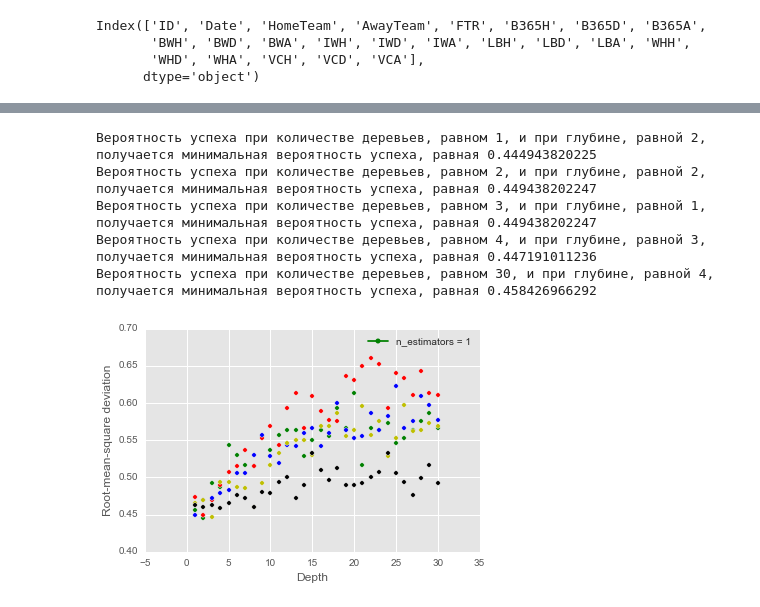
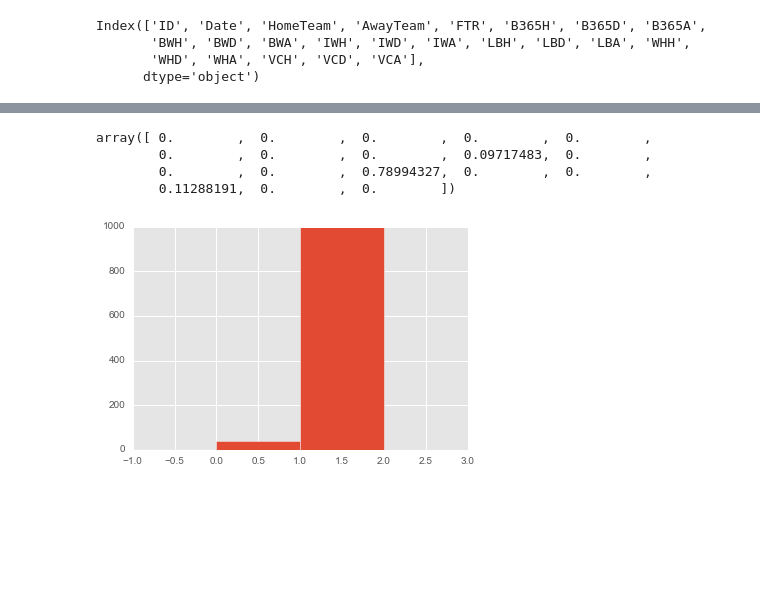
Before and after one commit to gracheslav/hse-project, a Jupyter notebook: Proj_Football.ipynb, the cells around one changed output, grey strips where cells are left out. Drawn from its saved outputs; the diff is of its cells as text; code cells hidden in the pictures; blank space fills up the shorter version.

```diff
--- a/Proj_Part1.ipynb
+++ b/Proj_Football.ipynb
@@ -545,17 +524,0 @@ train1, test1 = train_test_split(norm_df, test_size = 0.3)
-# %%
-train2, test2 = train_test_split(norm_df, test_size = 0.3)
-X_train = train2[['B365H', 'B365D', 'B365A',
-'BWH', 'BWD', 'BWA', 'IWH', 'IWD', 'IWA', 'LBH', 'LBD', 'LBA', 'WHH',
-'WHD', 'WHA', 'VCH', 'VCD', 'VCA']]
-X_train = X_train.as_matrix()
-Y_train = train2['FTR']
-Y_train = Y_train.as_matrix()
-X_test = test2[['B365H', 'B365D', 'B365A',
-'BWH', 'BWD', 'BWA', 'IWH', 'IWD', 'IWA', 'LBH', 'LBD', 'LBA', 'WHH',
-'WHD', 'WHA', 'VCH', 'VCD', 'VCA']]
-X_test = X_test.as_matrix()
-
-regr = RandomForestClassifier(n_estimators=70)
-regr = regr.fit(X_train, Y_train)
-res = regr.predict(X_test)
-res
@@ -604,48 +525,13 @@ print(L_mistake, len(L_mistake), sep = '\n')
-# %%
-plt.style.use('ggplot')
-%matplotlib inline
-import matplotlib.lines as mlines
-
-
-x_axis = np.arange(1,31)
-y_axis_1 = np.asarray(L_mistake[0])
-y_axis_2 = np.asarray(L_mistake[1])
-y_axis_3 = np.asarray(L_mistake[2])
-y_axis_4 = np.asarray(L_mistake[3])
-y_axis_30 = np.asarray(L_mistake[29])
-
-
-plt.figure()
-plt.scatter(x_axis, y_axis_1, c="g", label="data")
-plt.scatter(x_axis, y_axis_2, c="r", label="data")
-plt.scatter(x_axis, y_axis_3, c="b", label="data")
-plt.scatter(x_axis, y_axis_4, c="y", label="data")
-plt.scatter(x_axis, y_axis_30, c="black", label="data")
-plt.xlabel("Depth")
-plt.ylabel("Root-mean-square deviation")
-
-green_line = mlines.Line2D([], [], color='green', marker='.',
-markersize=10, label='n_estimators = 1')
-red_line = mlines.Line2D([], [], color='red', marker='.',
-markersize=10, label='n_estimators = 2')
-plt.legend(handles=[green_line])
-blue_line = mlines.Line2D([], [], color='blue', marker='.',
-markersize=10, label='n_estimators = 3')
-yellow_line = mlines.Line2D([], [], color='yellow', marker='.',
-markersize=10, label='n_estimators = 4')
-black_line = mlines.Line2D([], [], color='black', marker='.',
-markersize=10, label='n_estimators = 4')
-plt.legend(handles=[green_line])
-
-print('Вероятность успеха при количестве деревьев, равном 1, и при глубине, равной ', np.argmin(y_axis_1)+1, ', получается минимальная вероятность успеха, равная ', y_axis_1.min(), sep = '')
-print('Вероятность успеха при количестве деревьев, равном 2, и при глубине, равной ', np.argmin(y_axis_2)+1, ', получается минимальная вероятность успеха, равная ', y_axis_2.min(), sep = '')
-print('Вероятность успеха при количестве деревьев, равном 3, и при глубине, равной ', np.argmin(y_axis_3)+1, ', получается минимальная вероятность успеха, равная ', y_axis_3.min(), sep = '')
-print('Вероятность успеха при количестве деревьев, равном 4, и при глубине, равной ', np.argmin(y_axis_4)+1, ', получается минимальная вероятность успеха, равная ', y_axis_4.min(), sep = '')
-print('Вероятность успеха при количестве деревьев, равном 30, и при глубине, равной ', np.argmin(y_axis_30)+1, ', получается минимальная вероятность успеха, равная ', y_axis_30.min(), sep = '')
-# %% [output]
-Вероятность успеха при количестве деревьев, равном 1, и при глубине, равной 2, получается минимальная вероятность успеха, равная 0.444943820225
-Вероятность успеха при количестве деревьев, равном 2, и при глубине, равной 2, получается минимальная вероятность успеха, равная 0.449438202247
-Вероятность успеха при количестве деревьев, равном 3, и при глубине, равной 1, получается минимальная вероятность успеха, равная 0.449438202247
-Вероятность успеха при количестве деревьев, равном 4, и при глубине, равной 3, получается минимальная вероятность успеха, равная 0.447191011236
-Вероятность успеха при количестве деревьев, равном 30, и при глубине, равной 4, получается минимальная вероятность успеха, равная 0.458426966292
-[figure, removed]
+# %%
+clf = tree.DecisionTreeClassifier(max_depth=2, random_state =42)
+clf = clf.fit(X_train,Y)
+x = clf.predict(X_train)
+plt.hist(x, bins=[-1, 0, 1, 2, 3])
+importances = clf.feature_importances_
+importances
+# %% [output]
+array([ 0.        ,  0.        ,  0.        ,  0.        ,  0.        ,
+        0.        ,  0.        ,  0.        ,  0.09717483,  0.        ,
+        0.        ,  0.        ,  0.78994327,  0.        ,  0.        ,
+        0.11288191,  0.        ,  0.        ])
+[figure, added]
```
Also changed, not shown: parts of 39 cells of this notebook, 2 other files.
